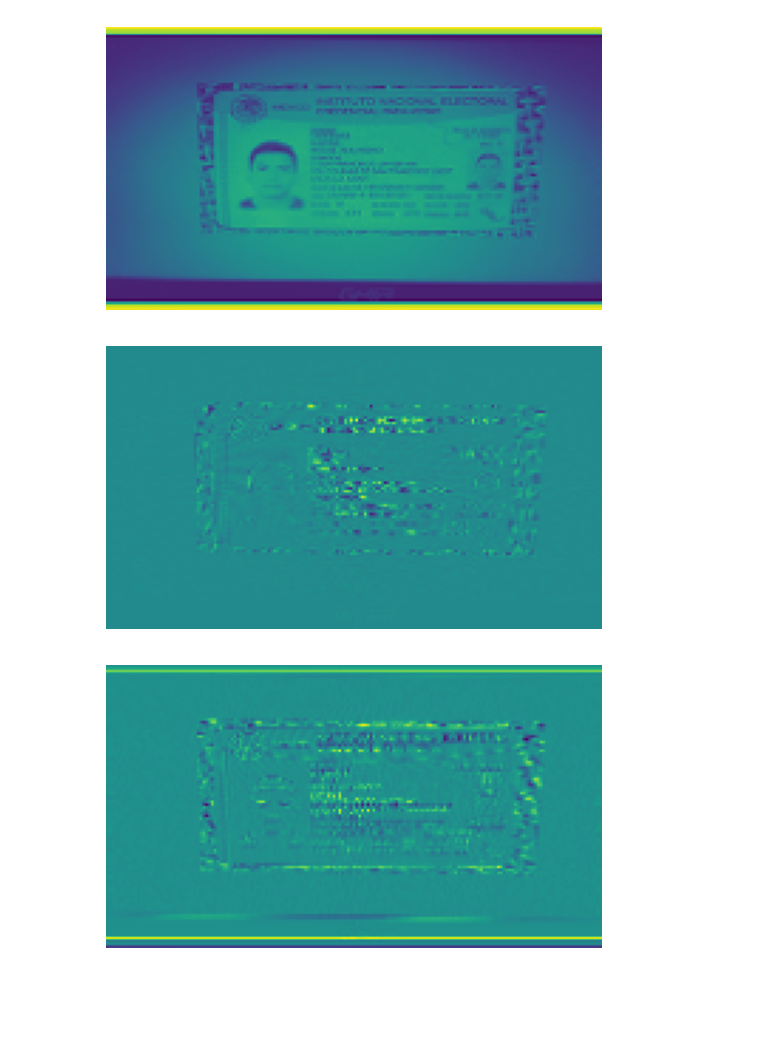
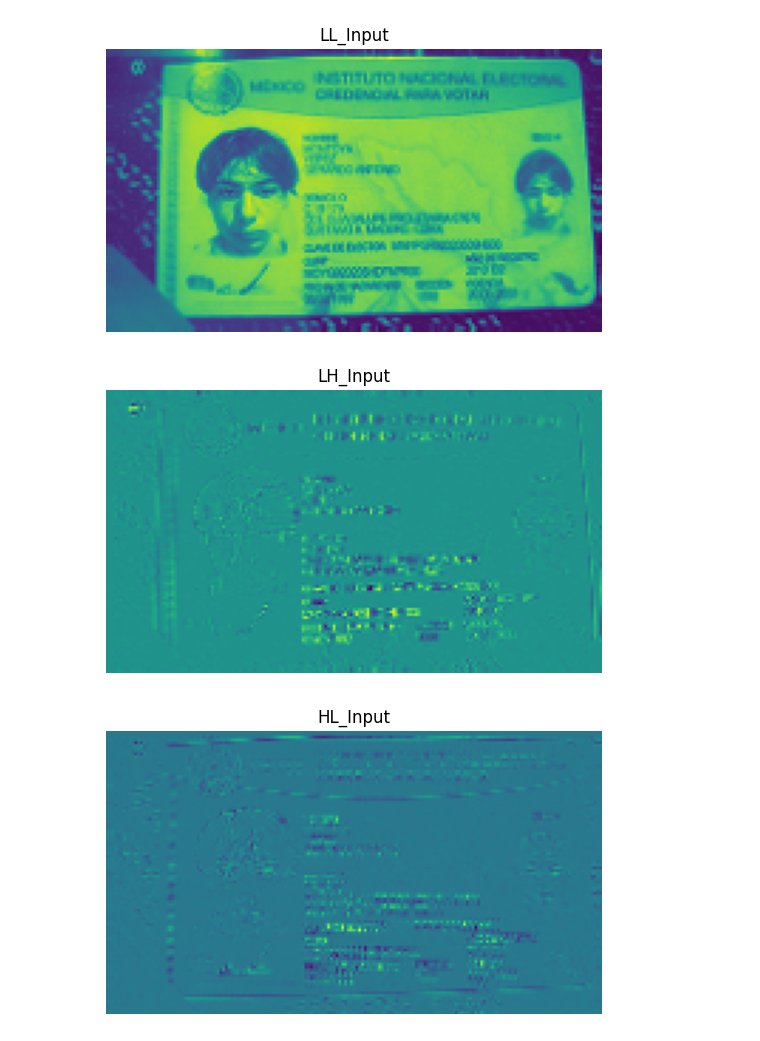
Before and after one commit to CameroJI/Moire-Fraud-Detection, a Jupyter notebook: playground.ipynb, the cells around one changed output. Saved outputs shown, nothing was run; the diff lists cells and outputs as text; code cells hidden in the pictures; blank space fills up the shorter version.

```diff
--- a/playground.ipynb
+++ b/playground.ipynb
@@ -106,11 +28,14 @@ import matplotlib.pyplot as plt
 
 paths = ['/Users/jorgecamero/MoireDataset/batchTrain/Ataque', '/Users/jorgecamero/MoireDataset/batchTrain/Reales']
 path = random.choice(paths)
-path = paths[0]
 img_list = [img for img in os.listdir(path) if img.lower().endswith(('.jpg', '.png', '.jpeg'))]
 img_path = os.path.join(path, random.choice(img_list))
 
-img_path = 'pass_img/300_6_front_large.jpg'
+path = paths[0]
+img_path = 'pass_img'
+img_num = 1082
+img_path = os.path.join(img_path, min([img for img in os.listdir(img_path) if f'_{img_num}_303' in img], key=len))
+print(os.path.abspath(img_path))
 
 img = load_img(img_path)
 img_elements = preprocess_img(img)
@@ -129,9 +53,10 @@ Prediccion: Real
 # %%
 for name, element in img_elements.items():
     plt.imshow(element)
+    plt.title(name)
     plt.axis('off')
     plt.show()
 # %% [output]
-[figure, old version]
+[figure, new version]
-[figure, old version]
+[figure, new version]
-[figure, old version]
+[figure, new version]
```
Also changed, not shown: parts of 11 cells of this notebook, 6 other files.
